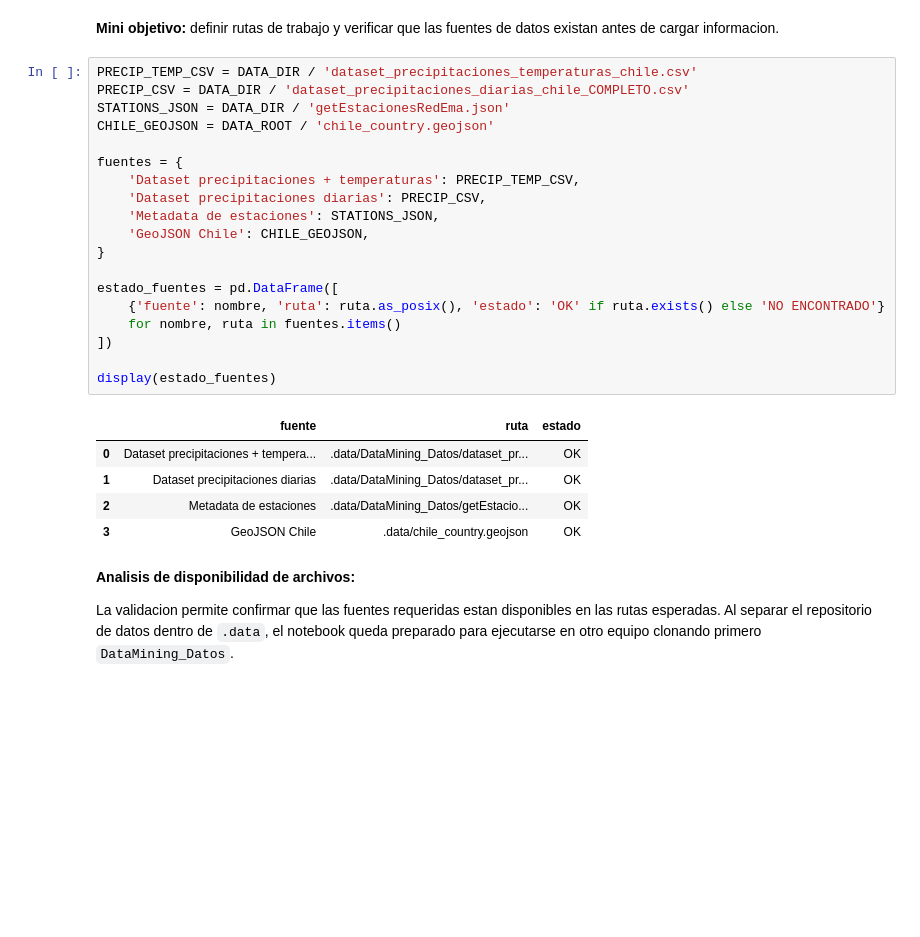
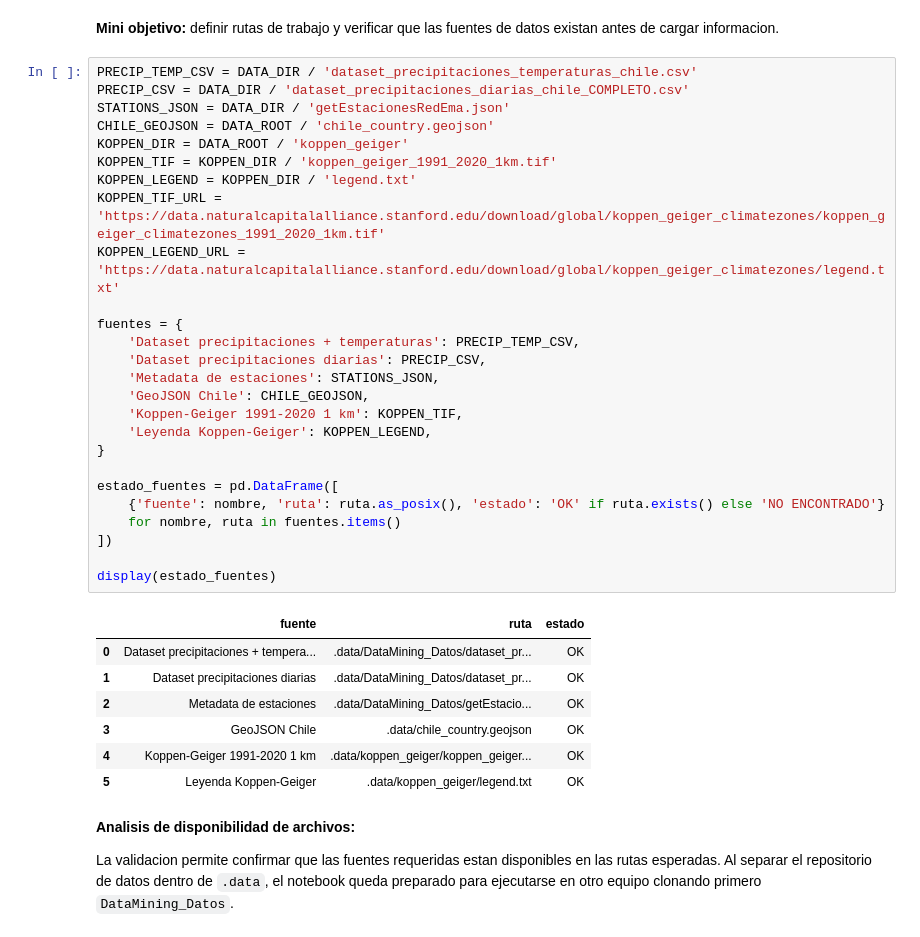
Before and after one commit to 4mnesia/DataMining, a Jupyter notebook: EV2_BIY7121_005D.ipynb, the cells around one changed output. Saved outputs shown, nothing was run; the diff lists cells and outputs as text; blank space fills up the shorter version.

```diff
--- a/EV2_BIY7121_005D.ipynb
+++ b/EV2_BIY7121_005D.ipynb
@@ -100,28 +103,37 @@ La carpeta `.data/DataMining_Datos` se maneja como una fuente de datos externa e
 # %%
 PRECIP_TEMP_CSV = DATA_DIR / 'dataset_precipitaciones_temperaturas_chile.csv'
 PRECIP_CSV = DATA_DIR / 'dataset_precipitaciones_diarias_chile_COMPLETO.csv'
 STATIONS_JSON = DATA_DIR / 'getEstacionesRedEma.json'
 CHILE_GEOJSON = DATA_ROOT / 'chile_country.geojson'
+KOPPEN_DIR = DATA_ROOT / 'koppen_geiger'
+KOPPEN_TIF = KOPPEN_DIR / 'koppen_geiger_1991_2020_1km.tif'
+KOPPEN_LEGEND = KOPPEN_DIR / 'legend.txt'
+KOPPEN_TIF_URL = 'https://data.naturalcapitalalliance.stanford.edu/download/global/koppen_geiger_climatezones/koppen_geiger_climatezones_1991_2020_1km.tif'
+KOPPEN_LEGEND_URL = 'https://data.naturalcapitalalliance.stanford.edu/download/global/koppen_geiger_climatezones/legend.txt'
 
 fuentes = {
     'Dataset precipitaciones + temperaturas': PRECIP_TEMP_CSV,
     'Dataset precipitaciones diarias': PRECIP_CSV,
     'Metadata de estaciones': STATIONS_JSON,
     'GeoJSON Chile': CHILE_GEOJSON,
+    'Koppen-Geiger 1991-2020 1 km': KOPPEN_TIF,
+    'Leyenda Koppen-Geiger': KOPPEN_LEGEND,
 }
 
 estado_fuentes = pd.DataFrame([
     {'fuente': nombre, 'ruta': ruta.as_posix(), 'estado': 'OK' if ruta.exists() else 'NO ENCONTRADO'}
     for nombre, ruta in fuentes.items()
 ])
 
 display(estado_fuentes)
 # %% [output]
 |  | fuente | ruta | estado |
 | 0 | Dataset precipitaciones + tempera... | .data/DataMining_Datos/dataset_pr... | OK |
 | 1 | Dataset precipitaciones diarias | .data/DataMining_Datos/dataset_pr... | OK |
 | 2 | Metadata de estaciones | .data/DataMining_Datos/getEstacio... | OK |
 | 3 | GeoJSON Chile | .data/chile_country.geojson | OK |
+| 4 | Koppen-Geiger 1991-2020 1 km | .data/koppen_geiger/koppen_geiger... | OK |
+| 5 | Leyenda Koppen-Geiger | .data/koppen_geiger/legend.txt | OK |
 # %% [markdown]
 **Analisis de disponibilidad de archivos:**
 
```
Also changed, not shown: parts of 130 cells of this notebook, 2 other files.
